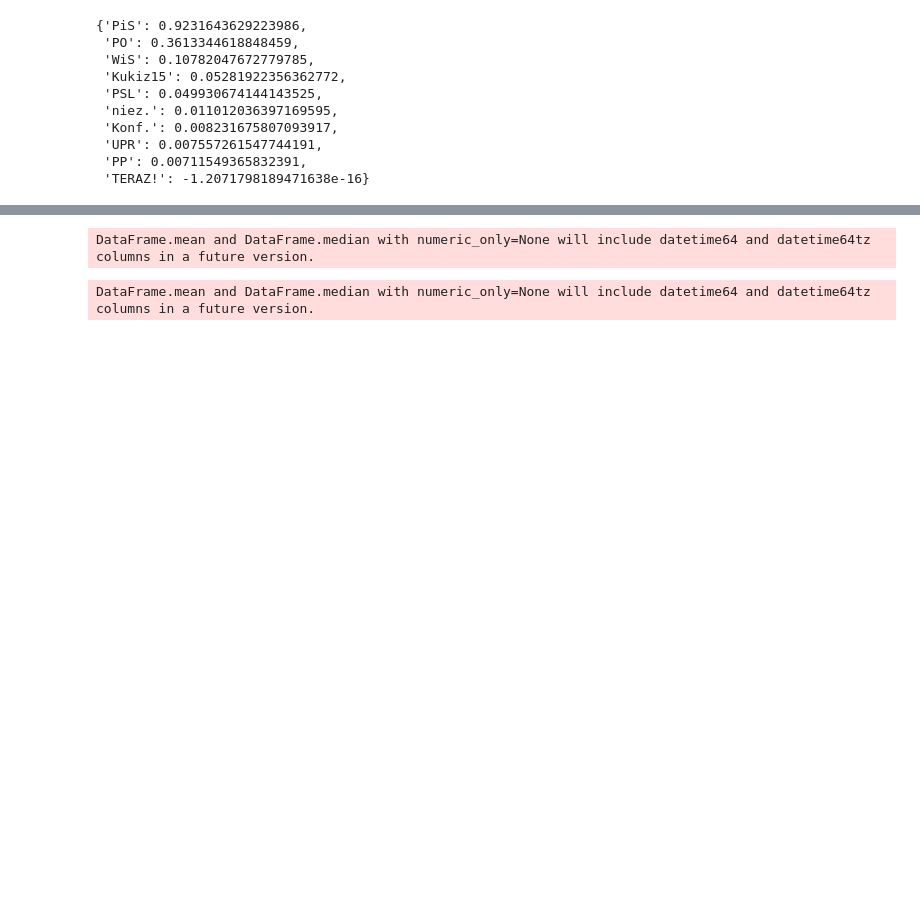
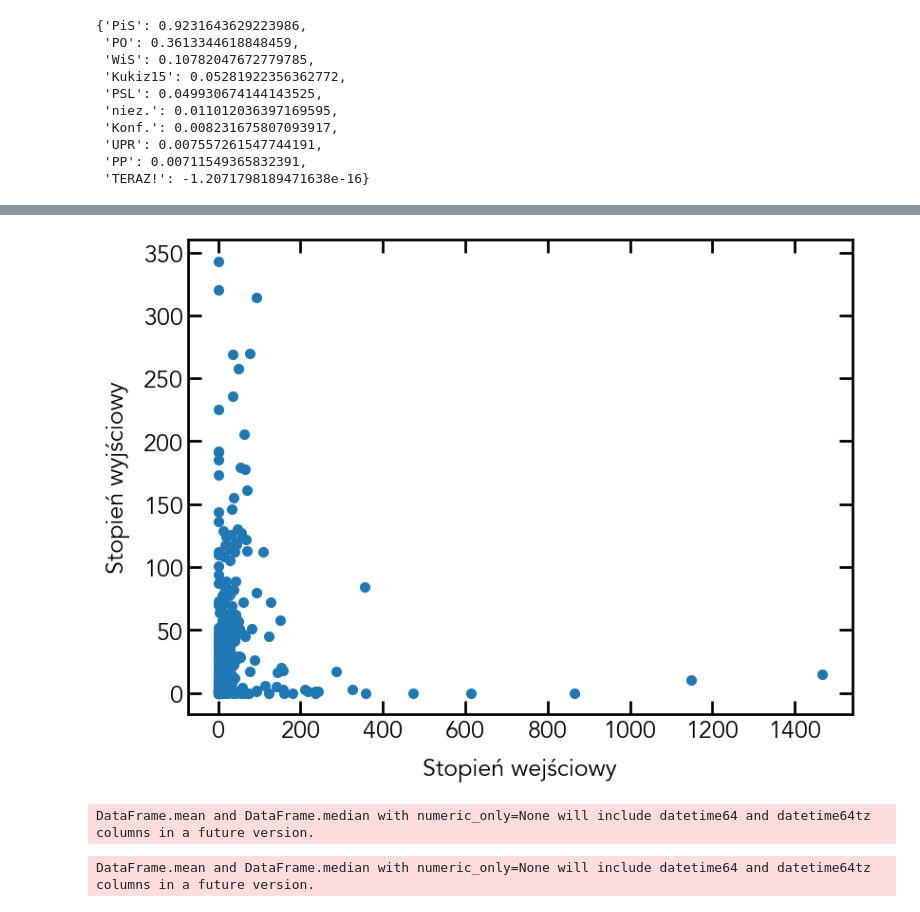
Before and after one commit to FilipJakubczak/MasterThesis, a Jupyter notebook: code/graphs.ipynb, the cells around one changed output, grey strips where cells are left out. Drawn from its saved outputs; the diff is of its cells as text; code cells hidden in the pictures; blank space fills up the shorter version.

```diff
--- a/code/graphs.ipynb
+++ b/code/graphs.ipynb
@@ -190,3 +117,30 @@ plt.show()
+# %%
+degrees_in = [d for n, d in G.in_degree(weight="n_ij")]
+degrees_out = [d for n, d in G.out_degree(weight="n_ij")]
+in_values = sorted(set(degrees_in))
+out_values = sorted(set(degrees_out))[:96]
+
+fig = plt.figure(figsize=(7,5))
+ax = fig.add_axes([0, 0, 1, 1])
+ax.xaxis.set_tick_params(which='major', size=10, width=2, direction='in', top='on')
+ax.xaxis.set_tick_params(which='minor', size=7, width=2, direction='in', top='on')
+ax.yaxis.set_tick_params(which='major', size=10, width=2, direction='in', right='on')
+ax.yaxis.set_tick_params(which='minor', size=7, width=2, direction='in', right='on')
+
+ax.set_xlabel('Stopień wejściowy', labelpad=10)
+ax.set_ylabel('Stopień wyjściowy', labelpad=10)
+ax.scatter(degrees_in, degrees_out, linewidth=2, color=colors(0), label='in')
+# ax.plot(out_aux_x, out_aux_y, linewidth=2, color=colors(1), label='out')
+
+# ax.set_xscale("log")
+# ax.set_yscale("log")
+
+# ax.legend(bbox_to_anchor=(1, 1), loc=1, frameon=False, fontsize=16)
+
+plt.savefig('../img/deg_vs_plot.eps', dpi=300, transparent=False, bbox_inches='tight')
+plt.show()
+# %% [output]
+[figure, added]
 # %%
 data_desc = speech_data_org.copy()
 data_desc["clean_text"] = data_desc["speech_text"].replace(to_replace = "(@\[0-9A-Za-ząćęłńóśżź,.():]+)|([^0-9A-Za-ząćęłńóśżź,.(): \t])|(\w+:\/\/\S+)|^rt|http.+?|\(.*\)"
```
Also changed, not shown: parts of 17 cells of this notebook.
